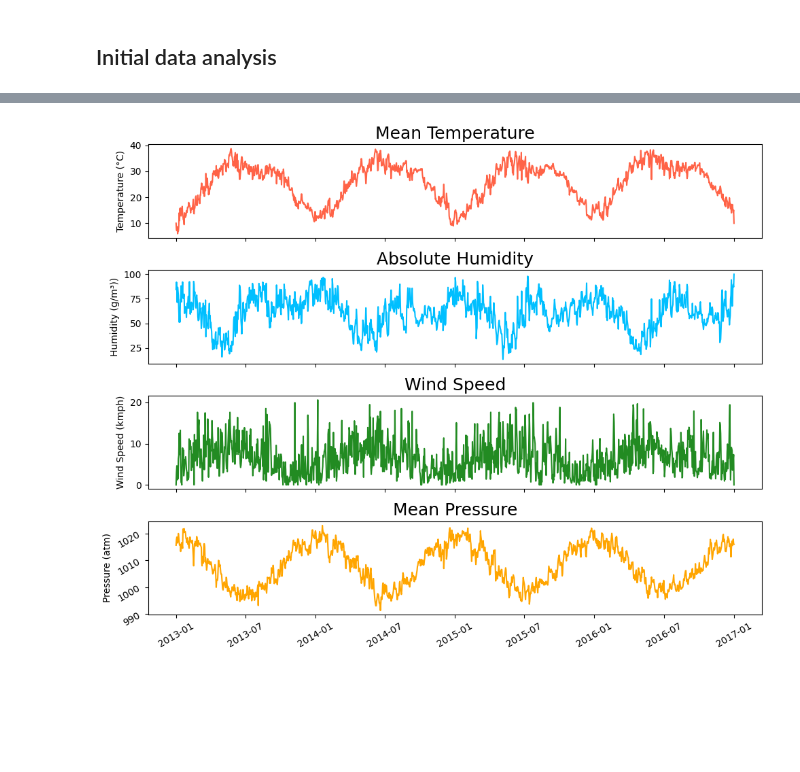
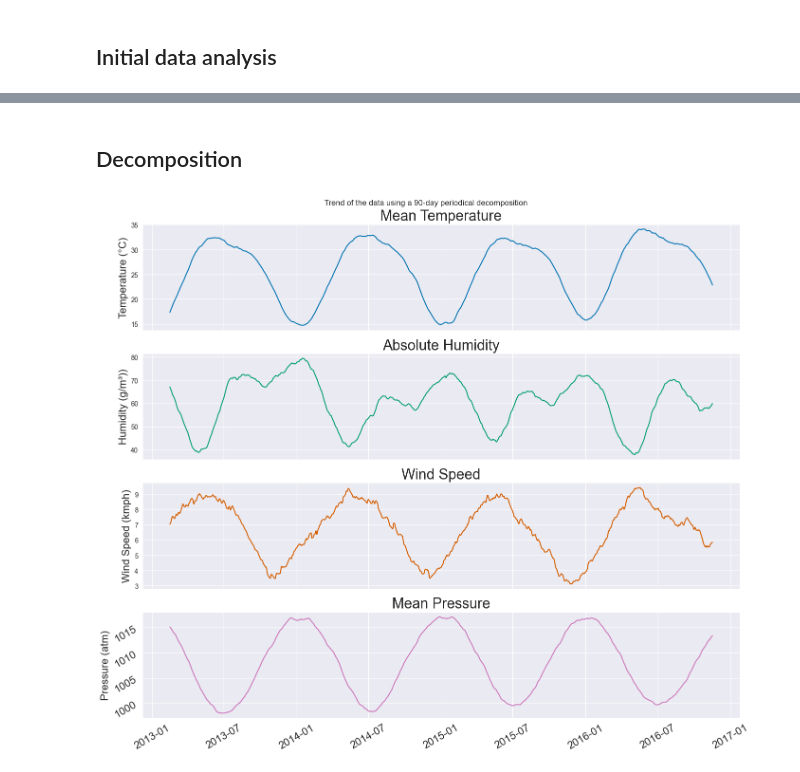
Before and after one commit to Jookare/ADAML-project2, a Jupyter notebook: initial_analysis.ipynb, the cells around one changed output, grey strips where cells are left out. Saved outputs shown, nothing was run; the diff lists cells and outputs as text; code cells hidden in the pictures; blank space fills up the shorter version.

Commit message:
Add decompositions

```diff
--- a/initial_analysis.ipynb
+++ b/initial_analysis.ipynb
@@ -4,7 +4,10 @@
 import pandas as pd
 import numpy as np
 import matplotlib.pyplot as plt
-from utils import remove_outliers
+import statsmodels.api as sm
+import seaborn as sns
+sns.set_style("darkgrid")
+colors = sns.color_palette("colorblind6")
 
 # Path to the data
 data_path = "./data/ClimateTrain.csv"
@@ -12,7 +15,7 @@ data_path = "./data/ClimateTrain.csv"
 # Read as pandas dataframe and transform dates to datetime
 df = pd.read_csv(data_path)
 df['date'] = pd.to_datetime(df['date'])
-df.set_index('date', inplace=True)
+# df.set_index('date', inplace=True)
 
 # Plot description
 df.describe()
@@ -59,21 +87,24 @@ plt.show()
+# %% [markdown]
+## Decomposition
+# %%
+decomps = []
+period = 90 # Assumed seasonality
+for col in df.columns[1:]:
+    column = df[col]
+    column.index = df['date']
+    decomps.append(
+        sm.tsa.seasonal_decompose(column, model="additive", period=period)
+    )
 # %%
-fig, axes = plt.subplots(4, 1, figsize=(10, 8), sharex=True)  # 4 rows, 1 column
+figure, axes = plt.subplots(len(decomps), 1, figsize=(14, 12), sharex=True)  # 4 rows, 1 column
+for idx, decomposition in enumerate(decomps):
+    axes[idx].plot(decomposition.trend, label='Trend', color=colors[idx])
+    axes[idx].set_ylabel(ylabels[idx], fontsize=16)
+    axes[idx].set_title(titles[idx], fontsize=22)
 
-
-for var in df.columns:
-    df, fence_low, fence_high = remove_outliers(df, var)
-
-for idx, var in enumerate(df.columns):
-
-    axes[idx].plot( df[var], color=colors[idx])
-    axes[idx].set_ylabel(ylabels[idx], fontsize=10)
-    axes[idx].set_title(titles[idx], fontsize=18)
-
-# Set x-axis major ticks to show selective dates only
-axes[3].tick_params(rotation=30, labelsize=10)
-
+axes[3].tick_params(rotation=30, labelsize=16)
+figure.suptitle(f"Trend of the data using a {period}-day periodical decomposition")
 plt.tight_layout()
-plt.savefig(f"./images/cleaned_data.pdf", format="pdf")
 plt.show()
 # %% [output]
-[figure, old version]
+[figure, new version]
```
Also changed, not shown: parts of 13 cells of this notebook, 4 other files.
